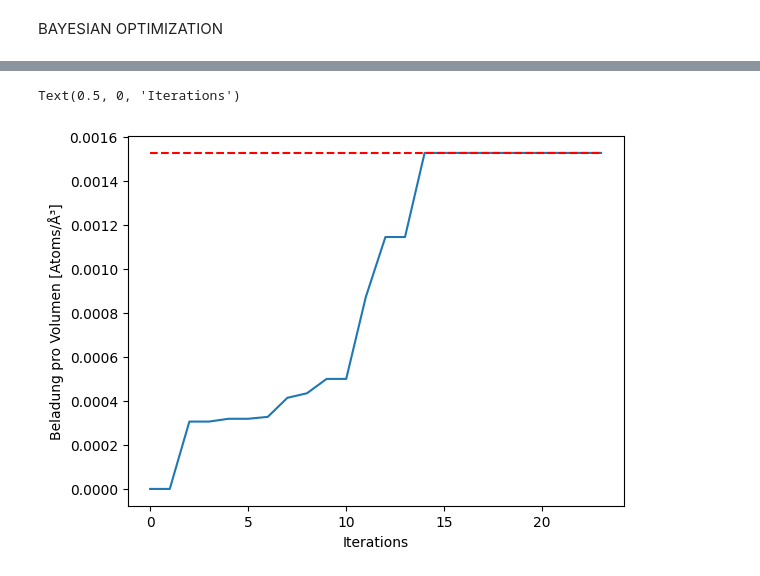
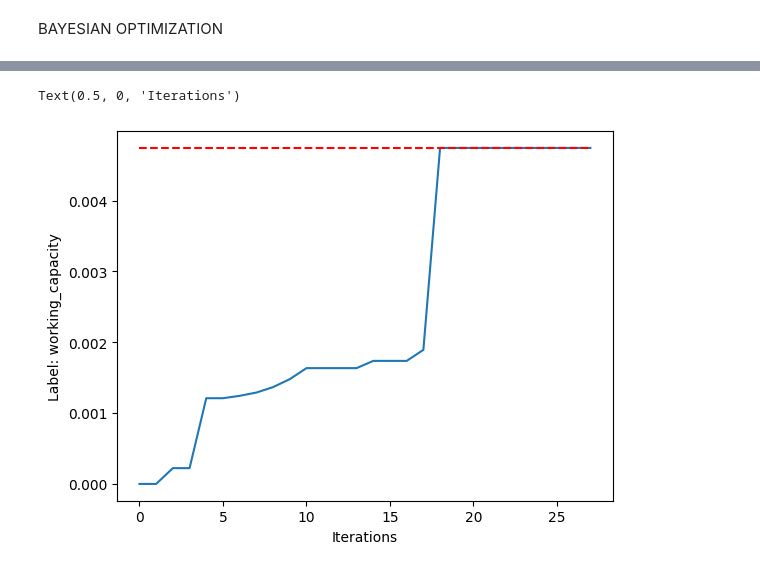
Before and after one commit to dbock369-dot/MASTHA, a Jupyter notebook: TestBench/Testbench_GP_BO_V001.ipynb, the cells around one changed output, grey strips where cells are left out. Saved outputs shown, nothing was run; the diff lists cells and outputs as text; code cells hidden in the pictures.

```diff
--- a/TestBench/Testbench_GP_BO_V001.ipynb
+++ b/TestBench/Testbench_GP_BO_V001.ipynb
@@ -108,16 +116,22 @@ DATEN EINLESEN & FILTERN
 dft_data1 = pd.read_csv('/Users/danielbock/MASTERTHESIS/MASTA/DataArchiv/DFT_Data_clean_06_10.csv')
 dft_data2 = pd.read_csv("/Users/danielbock/MASTERTHESIS/MASTA/DataArchiv/dft_fckin_clean_kond_64grid.csv")
 dft_data_all =  pd.concat([dft_data1, dft_data2], ignore_index=True)
-expV_data = pd.read_csv("/Users/danielbock/MASTERTHESIS/MASTA/DataArchiv/Vext_allcsv/Vext_allTEMP_64grid_20b.csv")
-data = pd.merge(dft_data_all, expV_data, 'inner', on=["structure_name", "temperature_kelvin"])
-feature_columns = [col for col in data.columns if is_bin_column(col)]
+#expV_data = pd.read_csv("/Users/danielbock/MASTERTHESIS/MASTA/DataArchiv/Vext_chem_res_allTEMP_pressure_20b_exp.csv")
+expV_data = pd.read_csv("/Users/danielbock/MASTERTHESIS/MASTA/DataArchiv/Vext_allcsv/Vext_allTEMP_64grid_100b.csv")
+chem_res = pd.read_csv("/Users/danielbock/MASTERTHESIS/MASTA/DataArchiv/bulk_potentials.csv")
+data = pd.merge(dft_data_all, expV_data, 'inner', on=["structure_name", "temperature_kelvin"])#, "pressure_bar"])
+# bulk mergen
+data = pd.merge(data, chem_res, 'inner', on=["structure_name", "temperature_kelvin", "pressure_bar"])
+#feature_columns = [col for col in data.columns if is_bin_column(col)]
 data = data[data.beladung_mol_per_kg > 0]
 
 data_high = data[(data.temperature_kelvin == 300) & (data.pressure_bar == 1)]
 data_high = data_high.drop_duplicates(subset=["structure_name", "temperature_kelvin", "pressure_bar"])
+feature_columns_high = [col for col in data_high.columns if is_bin_column(col)]
 
 data_low = data[(data.temperature_kelvin == 500) & (data.pressure_bar == 0.1)]
 data_low = data_low.drop_duplicates(subset=["structure_name", "temperature_kelvin", "pressure_bar"])
+feature_columns_low = [col for col in data_low.columns if is_bin_column(col)]
 
 #duplicates = data[data.duplicated(subset=["structure_name", "temperature_kelvin", "pressure_bar"], keep=False)]
 #print(duplicates[["structure_name", "temperature_kelvin", "pressure_bar"]])
@@ -126,5 +140,6 @@ print(data_high.shape == data_low.shape)
 print(f"Data_HIGH: {data_high.shape}")
 print(f"Data_LOW: {data_low.shape}")
 #print(data_low)
+#print(data_high.head())
 # %% [output]
 True
@@ -133,25 +148,36 @@ Data_LOW: (245, 42)
 # %% [markdown]
 FEATURES/LABEL CUSTOM
 # %%
+add_features = True
+
 data_high["beladung_pro_vol"] = data_high["beladung_atoms"] / data_high["volume_kubAng"]
 data_low["beladung_pro_vol"] = data_low["beladung_atoms"] / data_low["volume_kubAng"]
 
-data_high[feature_columns] = (
-    data_high[feature_columns]
+data_high[feature_columns_high] = (
+    data_high[feature_columns_high]
     .multiply(data_high["grid.dv"], axis=0)
     .div(data_high["volume_kubAng"], axis=0)
 )
 
-data_low[feature_columns] = (
-    data_low[feature_columns]
+data_low[feature_columns_low] = (
+    data_low[feature_columns_low]
     .multiply(data_low["grid.dv"], axis=0)
     .div(data_low["volume_kubAng"], axis=0)
 )
 
+additional_features12 = ["pressure_bar_high", "pressure_bar_low", "temperature_kelvin_high", "temperature_kelvin_low"]
+additional_features = ["chem_potential_bulk_high", "chem_potential_bulk_low", "pressure_bar_high", "pressure_bar_low", "temperature_kelvin_high", "temperature_kelvin_low"]
+
 merged = pd.merge(
-    data_high[["structure_name", "beladung_pro_vol"]],
-    data_low[["structure_name", "beladung_pro_vol"]],
+    #data_high[["structure_name", "beladung_pro_vol"]],
+    #data_low[["structure_name", "beladung_pro_vol"]],
+    data_high,#[cols],
+    data_low,#[cols],
     on="structure_name",
     suffixes=("_high", "_low")
 )
 merged["working_capacity"] = merged["beladung_pro_vol_high"] - merged["beladung_pro_vol_low"]
+feature_columns = [col for col in merged.columns if is_bin_column(col)]
+if add_features:
+    feature_columns += additional_features
+print(feature_columns)
@@ -167,7 +195,7 @@ kf = KFold(n_splits=10, shuffle=True, random_state=42)
 
 label = "working_capacity"
 #X = data[feature_columns].values
-X = data_high[feature_columns].values - data_low[feature_columns].values
+X = merged[feature_columns].values
 #y = data[label].values
 y = merged[label].values
 
@@ -330,7 +360,8 @@ def af_log_expIm(mean, var, best_f, xi=0.01):
     log_ei = torch.log(ei_safe)
     return log_ei
 # %%
-candidates = data.copy() # zunächst gefilteret, später alle Daten
+#candidates = data.copy() # zunächst gefilteret, später alle Daten
+candidates = merged.copy() # zunächst gefilteret, später alle Daten
 
 patience = 10
 
@@ -396,8 +444,8 @@ KeyError: 'working_capacity'
 # %%
 plt.plot(best)
-plt.hlines(data[label].max(), 0, len(best)-1, colors='r', linestyles='dashed')
-plt.ylabel("Beladung pro Volumen [Atoms/Å³]")
+plt.hlines(merged[label].max(), 0, len(best)-1, colors='r', linestyles='dashed')
+plt.ylabel(f"Label: {label}")
 plt.xlabel("Iterations")
 # %% [output]
 Text(0.5, 0, 'Iterations')
-[figure, old version]
+[figure, new version]
```
Also changed, not shown: parts of 7 cells of this notebook, 10 other files.
